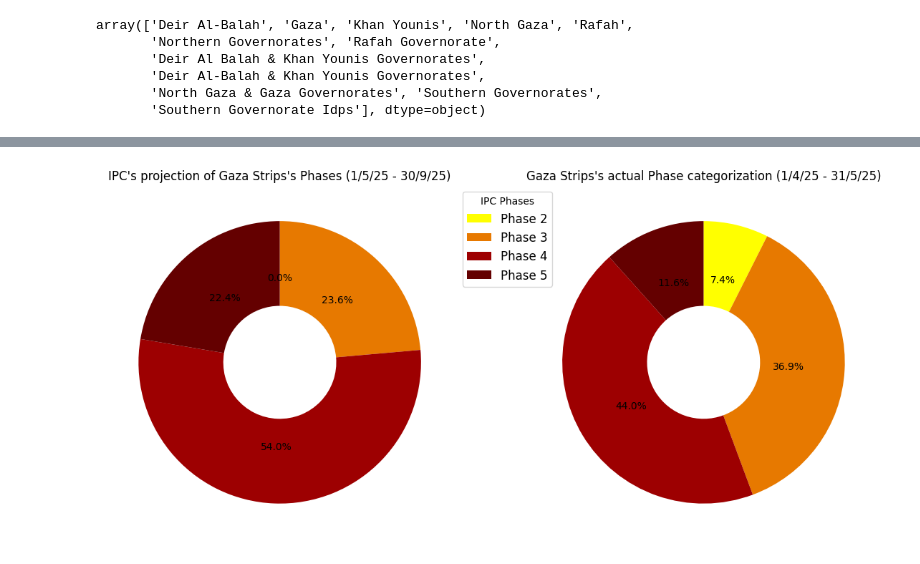
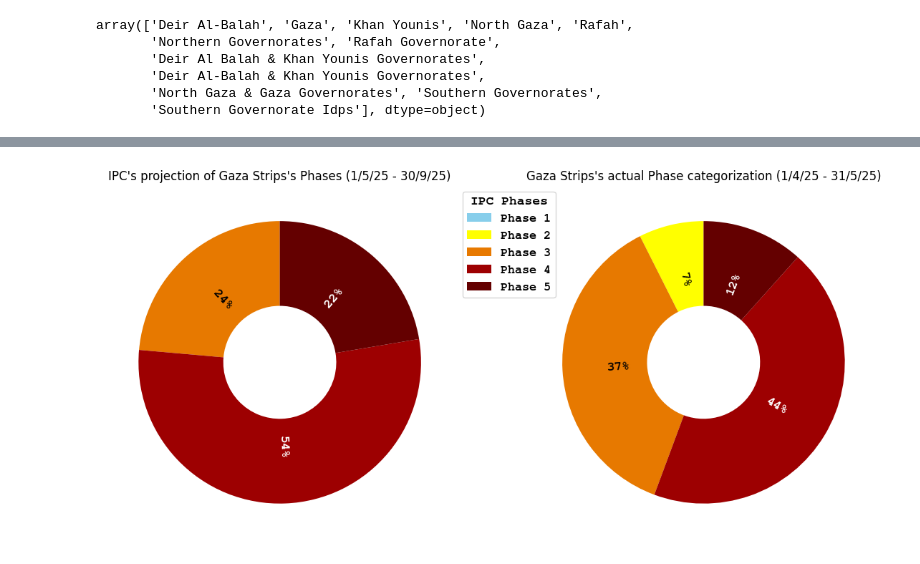
Before and after one commit to MarwanMohammed2500/The-Palestinian-Cause-What-70-Years-of-occupation-can-do-to-a-land-and-its-people, a Jupyter notebook: Chapter 3/Chapter_3.ipynb, the cells around one changed output, grey strips where cells are left out. Cells and saved outputs as stored; diff of their text form; code cells hidden in the pictures.

```diff
--- a/Chapter 3/Chapter_3.ipynb
+++ b/Chapter 3/Chapter_3.ipynb
@@ -3,6 +3,12 @@ import pandas as pd
 import numpy as np
 import matplotlib.pyplot as plt
 import seaborn as sns
+
+plt.rcParams["font.family"] = "monospace"
+plt.rcParams['font.monospace'] = "FreeMono"
+plt.rcParams['font.size'] = 13
+plt.rcParams['font.weight'] = "bold"
+plt.rcParams['axes.prop_cycle'] = plt.cycler(color=["skyblue", "yellow","#E77900", "#9D0001", "#640000"])
 # %%
 ipc_area = pd.read_csv('ipc_pse_area_long.csv')
 ipc_area_latest = pd.read_csv('ipc_pse_area_long_latest.csv')
@@ -69,6 +75,6 @@ Deir_al_balah_current = IPC_Area.xs(("Deir Al-Balah", "current"), level=["Area",
 Deir_al_balah_projection = IPC_Area.xs(("Deir Al-Balah", "first projection"), level=["Area", "Validity period"])
 # %%
 idx = pd.IndexSlice
-subset_deir_apr_2025 = Deir_al_balah_current.loc[idx[["2","3","4","5"], ["Apr 2025"]], :]
-subset_deir_may_2024 = Deir_al_balah_current.loc[idx[["2","3","4","5"], ["May 2024"]], :]
+subset_deir_apr_2025 = Deir_al_balah_current.loc[idx[["1","2","3","4","5"], ["Apr 2025"]], :]
+subset_deir_may_2024 = Deir_al_balah_current.loc[idx[["1","2","3","4","5"], ["May 2024"]], :]
 # %%
@@ -166,31 +174,51 @@ plt.show()
 # %%
 fig, (ax1, ax2) = plt.subplots(1, 2, figsize=(14, 7), sharex=True)
 
-IPC_Phase_Latest = ipc_area_latest[~ipc_area_latest["Phase"].isin(["all", "3+", '1'])][["Number", "Phase", "Validity period"]].groupby(["Phase", "Validity period"]).sum()
+IPC_Phase_Latest = ipc_area_latest[~ipc_area_latest["Phase"].isin(["all", "3+"])][["Number", "Phase", "Validity period"]].groupby(["Phase", "Validity period"]).sum()
 
 IPC_Phase_Latest_current = IPC_Phase_Latest.xs("current", level="Validity period")
 IPC_Phase_Latest_projection = IPC_Phase_Latest.xs("first projection", level="Validity period")
 
 labels = [f"Phase {phase}" for phase in IPC_Phase_Latest_projection.index.get_level_values("Phase")]
 
-ax1.pie(data=IPC_Phase_Latest_projection, x=IPC_Phase_Latest_projection["Number"],
-            colors=["yellow","#E77900", "#9D0001", "#640000"], wedgeprops=dict(width=0.6),
-            startangle=90, autopct='%1.1f%%', counterclock=False)
+pie = ax1.pie(data=IPC_Phase_Latest_projection, x=IPC_Phase_Latest_projection["Number"], wedgeprops=dict(width=0.6),
+            startangle=90, autopct=lambda p: '{:.0f}%'.format(round(p)) if p > 0 else '')
 ax1.legend(labels, bbox_to_anchor=(1, 1), title="IPC Phases", fontsize=12)
 # plt.xticks(rotation=90)
 ax1.grid(True, linestyle="-.")
-ax1.set_title("IPC's projection of Gaza Strips's Phases (1/5/25 - 30/9/25)")
+ax1.set_title("IPC's projection of Gaza Strips's Phases (1/5/25 - 30/9/25)",
+              fontdict = {"fontweight":"normal", "fontfamily":"sans-serif", "fontsize":12})
 # ax1.xaxis.set_label_coords(0.5, -0.07)
 
-ax2.pie(data=IPC_Phase_Latest_current, x=IPC_Phase_Latest_current["Number"],
-            colors=["yellow","#E77900", "#9D0001", "#640000"], wedgeprops=dict(width=0.6),
-            startangle=90, autopct='%1.1f%%', counterclock=False)
+pie2 = ax2.pie(data=IPC_Phase_Latest_current, x=IPC_Phase_Latest_current["Number"], wedgeprops=dict(width=0.6),
+            startangle=90, autopct=lambda p: '{:.0f}%'.format(round(p)) if p > 0 else '')
 
-plt.xticks(rotation=90)
-ax2.grid(True, linestyle="-.")
-ax2.set_title("Gaza Strips's actual Phase categorization (1/4/25 - 31/5/25)")
+for wedge, pct_text, wedge2, pct_text2 in zip(pie[0], pie[2], pie2[0], pie2[2]):
+    angle, angle2 = (wedge.theta2 + wedge.theta1)/2, (wedge2.theta2 + wedge2.theta1)/2
 
+    pct_text.set_rotation_mode('anchor')
+    pct_text2.set_rotation_mode('anchor')
+
+    if 90 < angle < 270:
+        pct_text.set_rotation(angle + 180)
+    else:
+        pct_text.set_rotation(angle)
+
+    if 90 < angle2 < 270:
+        pct_text2.set_rotation(angle2 + 180)
+    else:
+        pct_text2.set_rotation(angle2)
+pct_text = pie[2]
+pct_text2 = pie2[2]
+pct_text[4].set_color("white")
+pct_text2[4].set_color("white")
+
+[pct_text2[i].set_color("white") for i in [3]]
+[pct_text[i].set_color("white") for i in [3]]
+
+ax2.set_title("Gaza Strips's actual Phase categorization (1/4/25 - 31/5/25)",
+              fontdict = {"fontweight":"normal", "fontfamily":"sans-serif", "fontsize":12})
 # plt.savefig("Gaza Strip's Projection and Actual phase categorization.png")
 plt.show()
 # %% [output]
-[figure, old version]
+[figure, new version]
```
Also changed, not shown: parts of 8 cells of this notebook.
